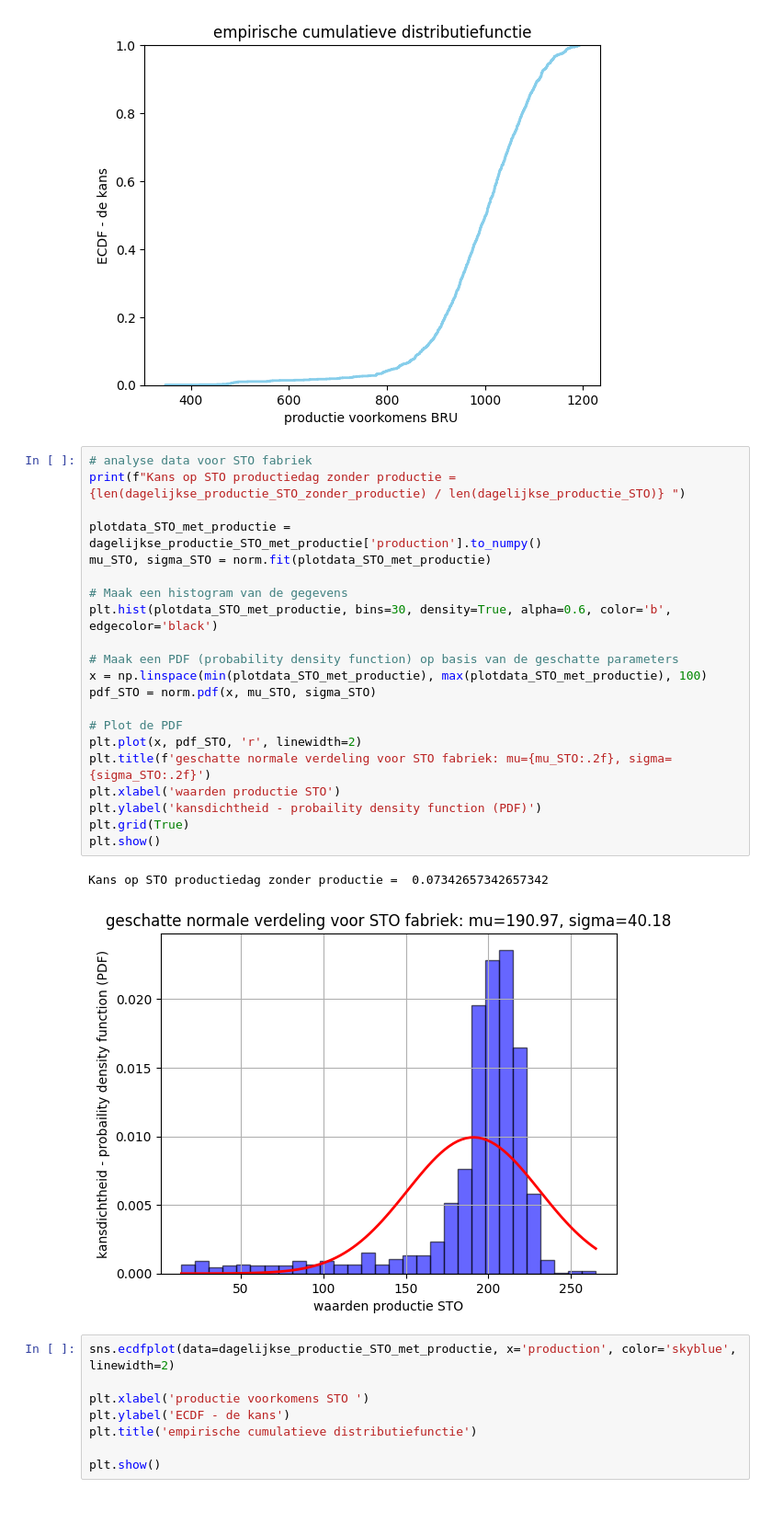
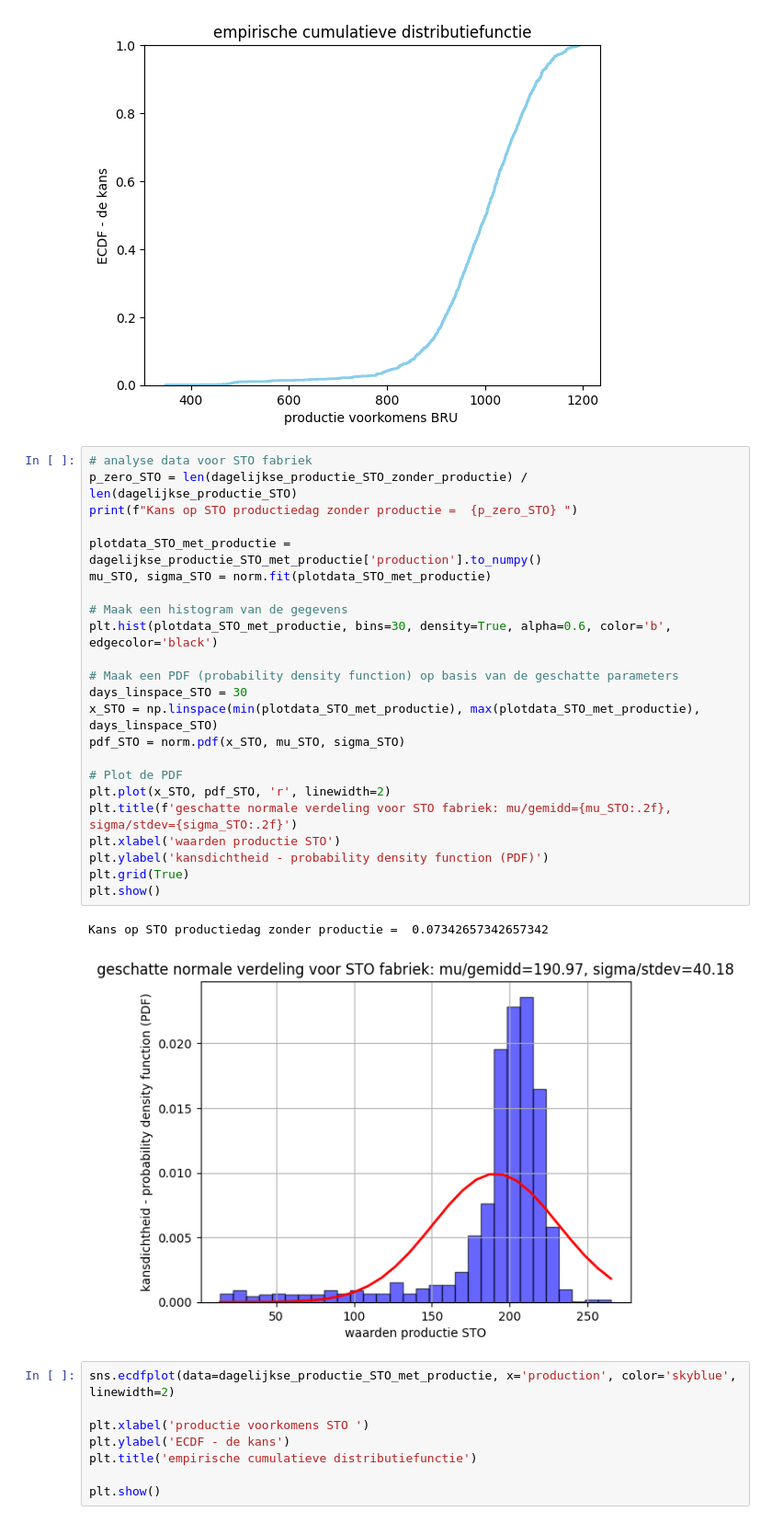
Before and after one commit to timsideanotmine/production, a Jupyter notebook: notebooks/productiemodel.ipynb, the cells around one changed output. Shown at 92% size. Cells and saved outputs as stored; diff of their text form.

```diff
--- a/notebooks/productiemodel.ipynb
+++ b/notebooks/productiemodel.ipynb
@@ -329,28 +336,30 @@ plt.show()
 [figure]
 # %%
 # analyse data voor STO fabriek
-print(f"Kans op STO productiedag zonder productie =  {len(dagelijkse_productie_STO_zonder_productie) / len(dagelijkse_productie_STO)} ")
+p_zero_STO = len(dagelijkse_productie_STO_zonder_productie) / len(dagelijkse_productie_STO)
+print(f"Kans op STO productiedag zonder productie =  {p_zero_STO} ")
 
 plotdata_STO_met_productie = dagelijkse_productie_STO_met_productie['production'].to_numpy()
 mu_STO, sigma_STO = norm.fit(plotdata_STO_met_productie)
 
 # Maak een histogram van de gegevens
 plt.hist(plotdata_STO_met_productie, bins=30, density=True, alpha=0.6, color='b', edgecolor='black')
 
 # Maak een PDF (probability density function) op basis van de geschatte parameters
-x = np.linspace(min(plotdata_STO_met_productie), max(plotdata_STO_met_productie), 100)
-pdf_STO = norm.pdf(x, mu_STO, sigma_STO)
+days_linspace_STO = 30
+x_STO = np.linspace(min(plotdata_STO_met_productie), max(plotdata_STO_met_productie), days_linspace_STO)
+pdf_STO = norm.pdf(x_STO, mu_STO, sigma_STO)
 
 # Plot de PDF
-plt.plot(x, pdf_STO, 'r', linewidth=2)
-plt.title(f'geschatte normale verdeling voor STO fabriek: mu={mu_STO:.2f}, sigma={sigma_STO:.2f}')
+plt.plot(x_STO, pdf_STO, 'r', linewidth=2)
+plt.title(f'geschatte normale verdeling voor STO fabriek: mu/gemidd={mu_STO:.2f}, sigma/stdev={sigma_STO:.2f}')
 plt.xlabel('waarden productie STO')
-plt.ylabel('kansdichtheid - probaility density function (PDF)')
+plt.ylabel('kansdichtheid - probability density function (PDF)')
 plt.grid(True)
 plt.show()
 # %% [output]
 Kans op STO productiedag zonder productie =  0.07342657342657342
-[figure, old version]
+[figure, new version]
 # %%
 sns.ecdfplot(data=dagelijkse_productie_STO_met_productie, x='production', color='skyblue', linewidth=2)
 
```
Also changed, not shown: parts of 12 cells of this notebook, 1 other file.
